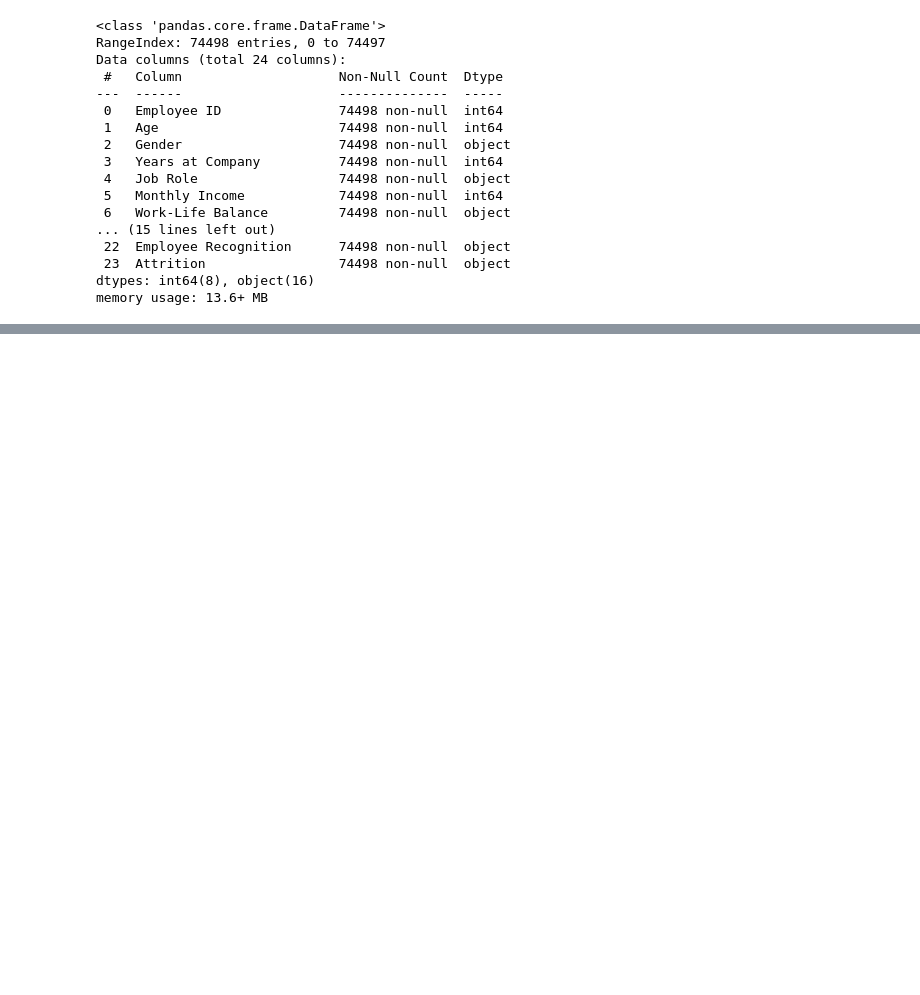
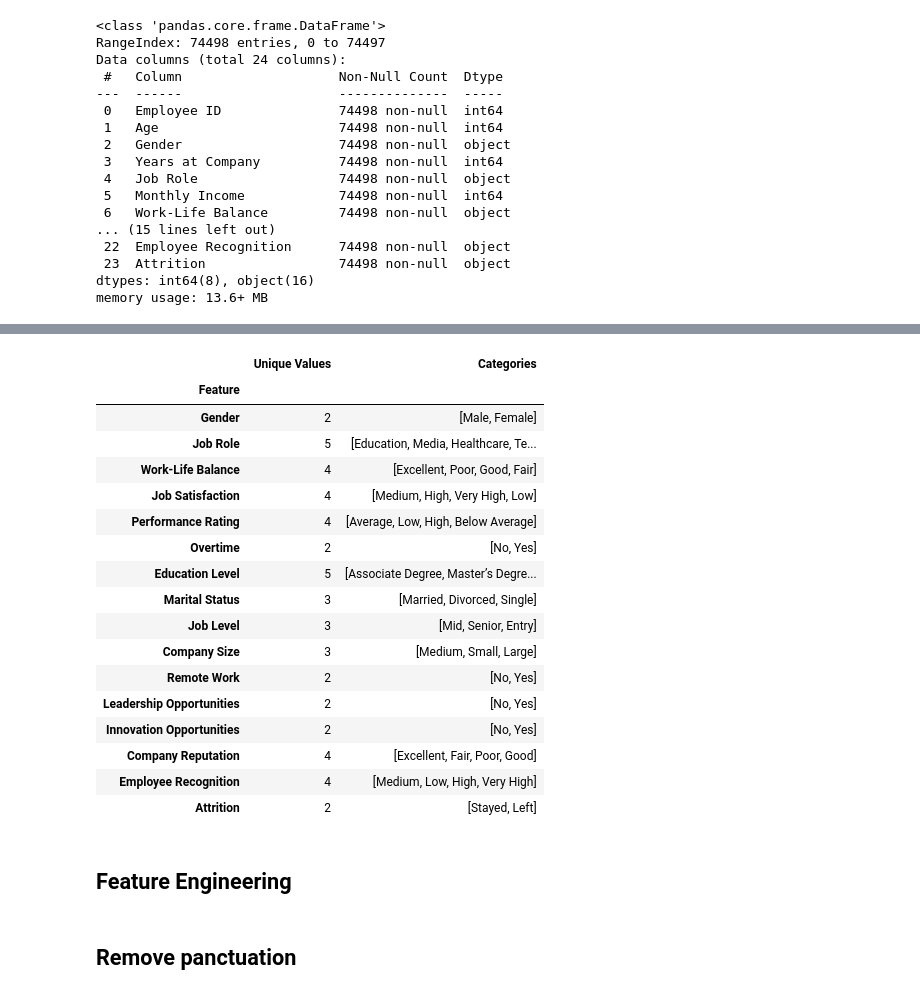
Before and after one commit to KfirTayar/Employee_Attrition_Analysis, a Jupyter notebook: Employee_Attrition_Data_Preparation.ipynb, the cells around one changed output, grey strips where cells are left out. Saved outputs shown, nothing was run; the diff lists cells and outputs as text; code cells hidden in the pictures; blank space fills up the shorter version.

```diff
--- a/Employee_Attrition_Data_Preparation.ipynb
+++ b/Employee_Attrition_Data_Preparation.ipynb
@@ -62,0 +69,32 @@ df.shape
+# %%
+# Chack if there is a need to reduce categories
+cat_summary_df = pd.DataFrame({
+    "Feature": df.select_dtypes(['category']).columns,
+    "Unique Values": [df[col].nunique() for col in df.select_dtypes(['category'])],
+    "Categories": [df[col].unique().tolist() for col in df.select_dtypes(['category'])],
+
+})
+
+cat_summary_df.set_index('Feature', inplace=True)
+cat_summary_df
+# %% [output]
+|  | Unique Values | Categories |
+| Feature |  |  |
+| Gender | 2 | [Male, Female] |
+| Job Role | 5 | [Education, Media, Healthcare, Te... |
+| Work-Life Balance | 4 | [Excellent, Poor, Good, Fair] |
+| Job Satisfaction | 4 | [Medium, High, Very High, Low] |
+| Performance Rating | 4 | [Average, Low, High, Below Average] |
+| Overtime | 2 | [No, Yes] |
+| Education Level | 5 | [Associate Degree, Master’s Degre... |
+| Marital Status | 3 | [Married, Divorced, Single] |
+| Job Level | 3 | [Mid, Senior, Entry] |
+| Company Size | 3 | [Medium, Small, Large] |
+| Remote Work | 2 | [No, Yes] |
+| Leadership Opportunities | 2 | [No, Yes] |
+| Innovation Opportunities | 2 | [No, Yes] |
+| Company Reputation | 4 | [Excellent, Fair, Poor, Good] |
+| Employee Recognition | 4 | [Medium, Low, High, Very High] |
+| Attrition | 2 | [Stayed, Left] |
+# %% [markdown]
+## Feature Engineering
@@ -62,0 +125,2 @@ df.shape
+# %% [markdown]
+## Remove panctuation
```
Also changed, not shown: parts of 16 cells of this notebook, 1 other file.
